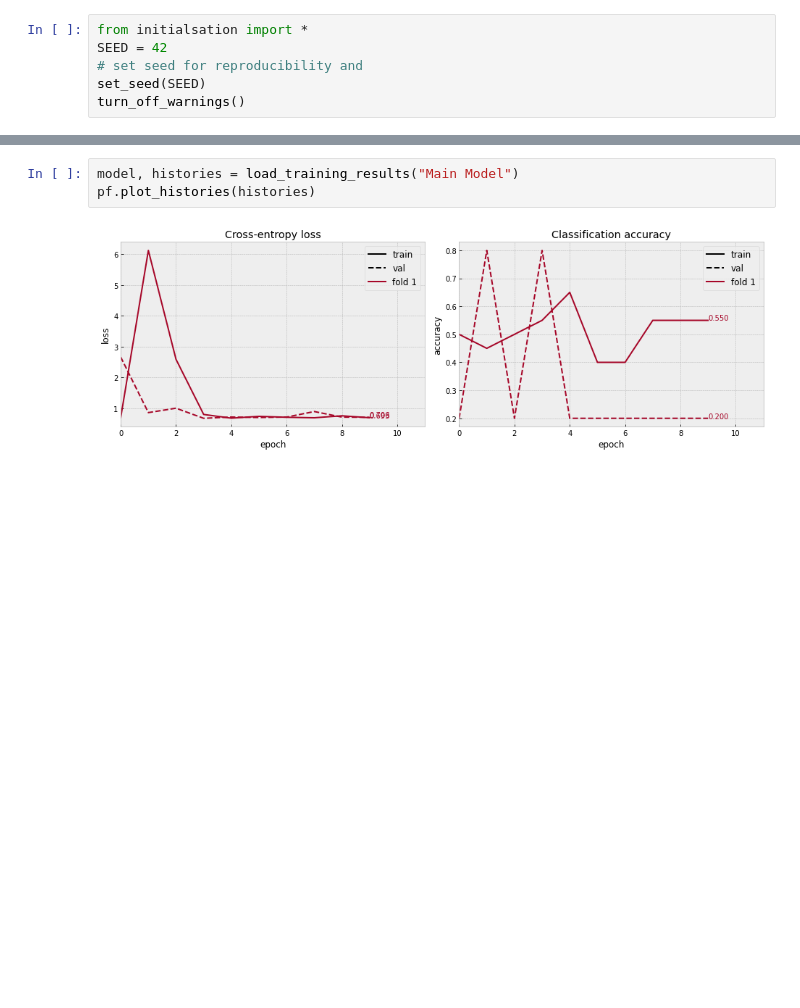
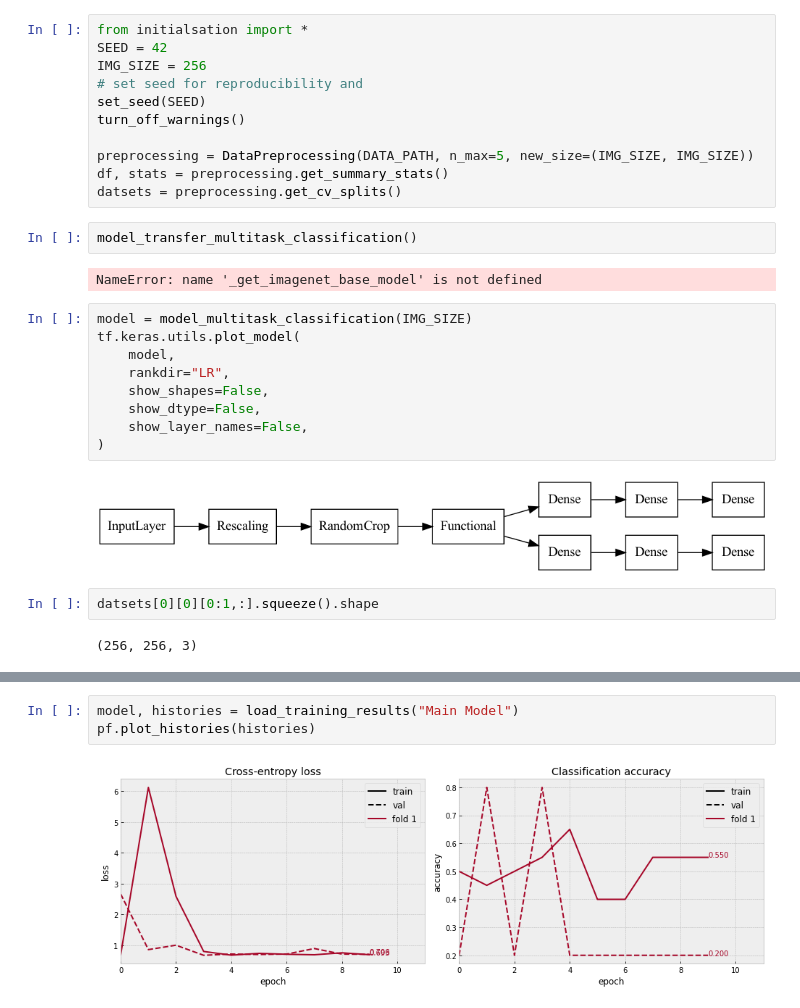
Before and after one commit to tejasr112002/Gender_recognition, a Jupyter notebook: test.ipynb, the cells around one changed output, grey strips where cells are left out. Drawn from its saved outputs; the diff is of its cells as text; blank space fills up the shorter version.

```diff
--- a/test.ipynb
+++ b/test.ipynb
@@ -1,6 +1,30 @@
 # %%
 from initialsation import *
 SEED = 42
+IMG_SIZE = 256
 # set seed for reproducibility and
 set_seed(SEED)
 turn_off_warnings()
+
+preprocessing = DataPreprocessing(DATA_PATH, n_max=5, new_size=(IMG_SIZE, IMG_SIZE))
+df, stats = preprocessing.get_summary_stats()
+datsets = preprocessing.get_cv_splits()
+# %%
+model_transfer_multitask_classification()
+# %% [output]
+NameError: name '_get_imagenet_base_model' is not defined
+# %%
+model = model_multitask_classification(IMG_SIZE)
+tf.keras.utils.plot_model(
+    model,
+    rankdir="LR",
+    show_shapes=False,
+    show_dtype=False,
+    show_layer_names=False,
+)
+# %% [output]
+[figure, added]
+# %%
+datsets[0][0][0:1,:].squeeze().shape
+# %% [output]
+(256, 256, 3)
```
Also changed, not shown: parts of 7 cells of this notebook, 4 other files.
